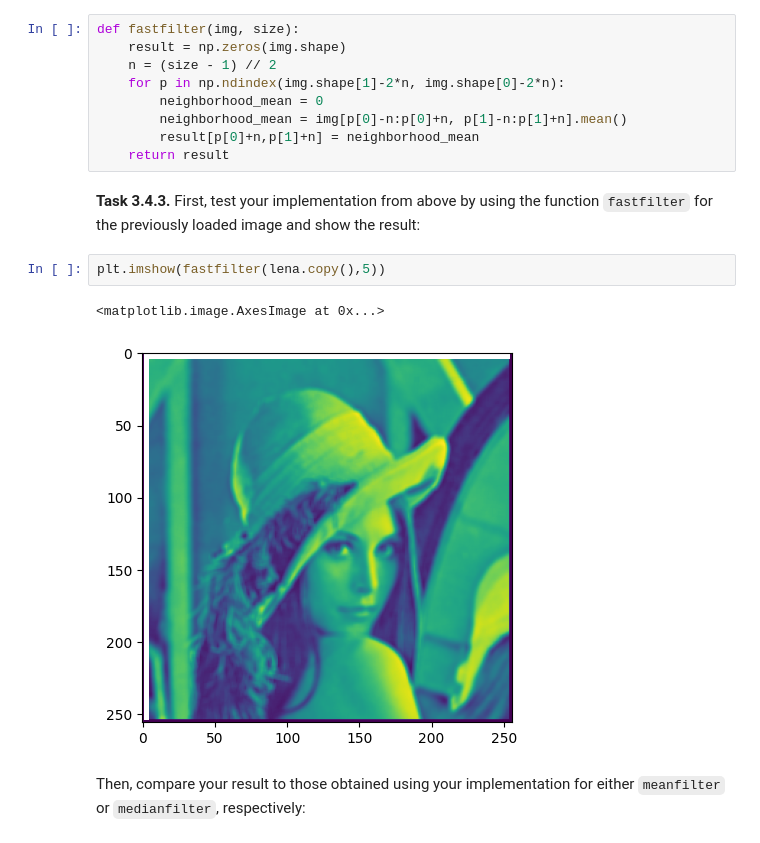
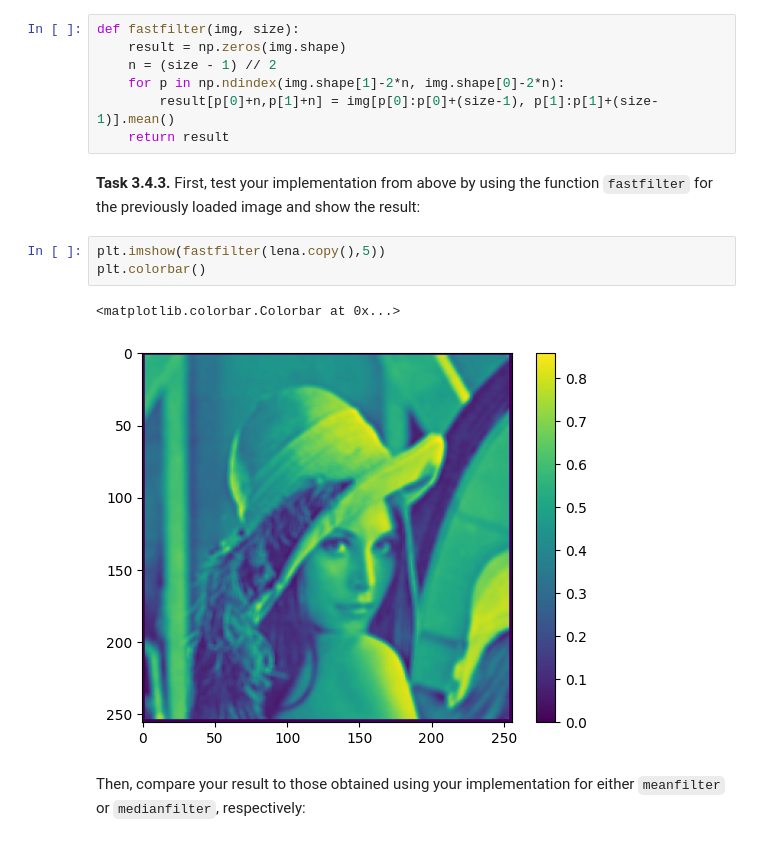
Before and after one commit to N1klasSchmidt/mobi-fs3-python, a Jupyter notebook: task3.ipynb, the cells around one changed output. Saved outputs shown, nothing was run; the diff lists cells and outputs as text.

```diff
--- a/task3.ipynb
+++ b/task3.ipynb
@@ -143,16 +143,15 @@ def fastfilter(img, size):
     result = np.zeros(img.shape)
     n = (size - 1) // 2
     for p in np.ndindex(img.shape[1]-2*n, img.shape[0]-2*n):
-        neighborhood_mean = 0
-        neighborhood_mean = img[p[0]-n:p[0]+n, p[1]-n:p[1]+n].mean()
-        result[p[0]+n,p[1]+n] = neighborhood_mean
+        result[p[0]+n,p[1]+n] = img[p[0]:p[0]+(size-1), p[1]:p[1]+(size-1)].mean()
     return result
 # %% [markdown]
 **<a id="#">Task 3.4.3.</a>** First, test your implementation from above by using the function `fastfilter` for the previously loaded image and show the result:
 # %%
 plt.imshow(fastfilter(lena.copy(),5))
+plt.colorbar()
 # %% [output]
-<matplotlib.image.AxesImage at 0x...>
+<matplotlib.colorbar.Colorbar at 0x...>
-[figure, old version]
+[figure, new version]
 # %% [markdown]
 Then, compare your result to those obtained using your implementation for either `meanfilter` or `medianfilter`, respectively:
```
Also changed, not shown: parts of 2 cells of this notebook.
